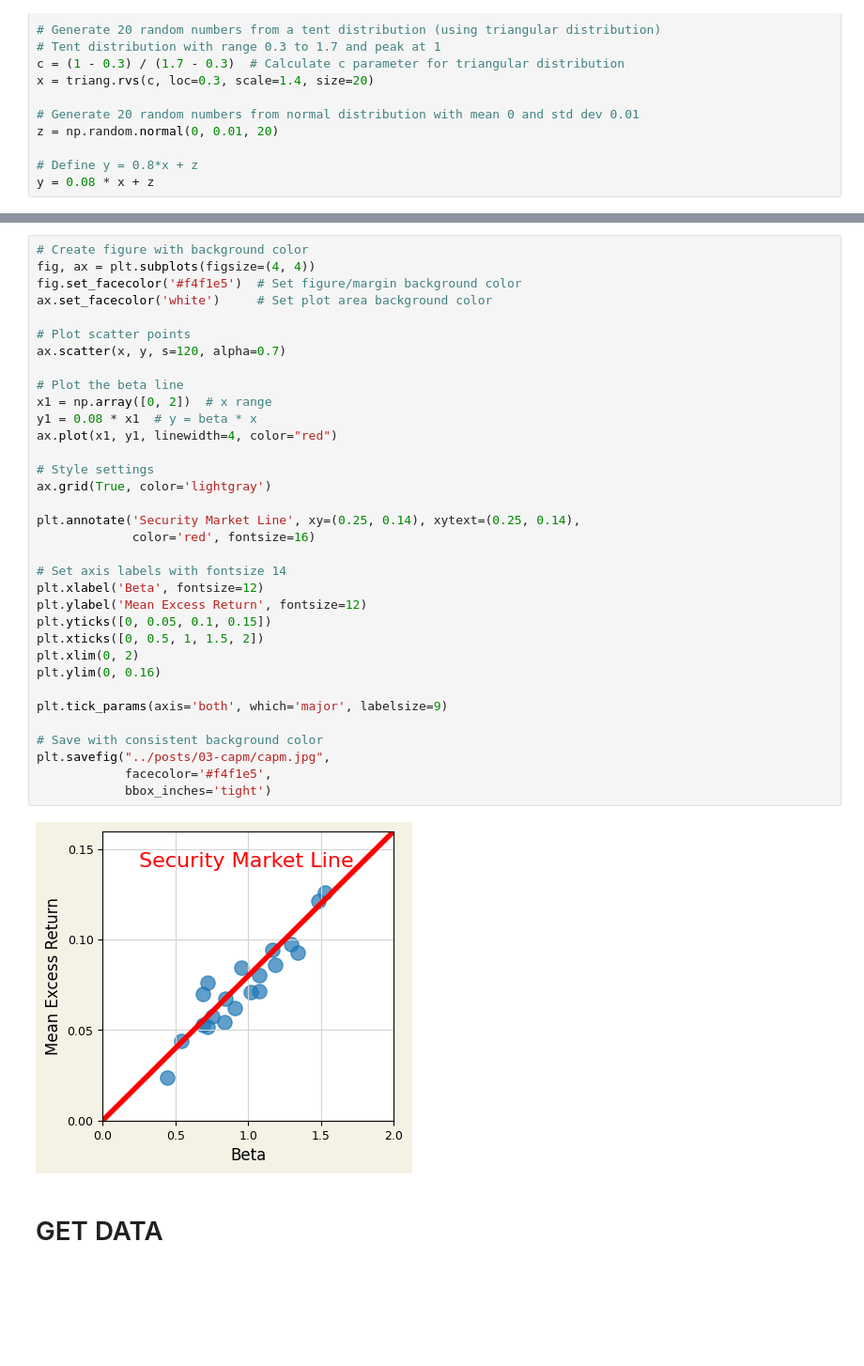
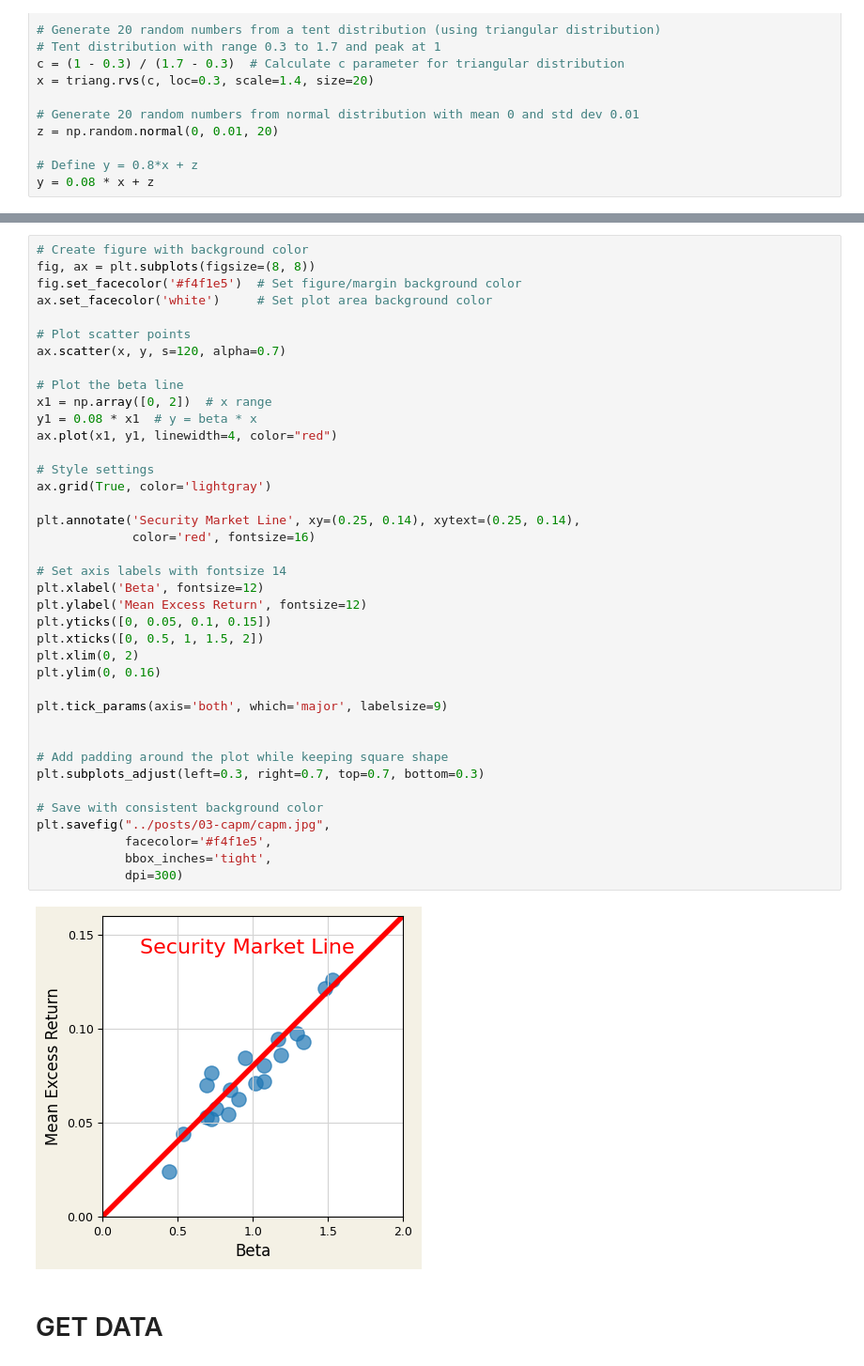
Before and after one commit to kerryback/genai4finance, a Jupyter notebook: notebooks/capm_cost_of_equity_calculator.ipynb, the cells around one changed output, grey strips where cells are left out. Shown at 94% size. Drawn from its saved outputs; the diff is of its cells as text; blank space fills up the shorter version.

```diff
--- a/notebooks/capm_cost_of_equity_calculator.ipynb
+++ b/notebooks/capm_cost_of_equity_calculator.ipynb
@@ -22,39 +144,44 @@ y = 0.08 * x + z
 # %%
 # Create figure with background color
-fig, ax = plt.subplots(figsize=(4, 4))
+fig, ax = plt.subplots(figsize=(8, 8))
 fig.set_facecolor('#f4f1e5')  # Set figure/margin background color
 ax.set_facecolor('white')     # Set plot area background color
 
 # Plot scatter points
 ax.scatter(x, y, s=120, alpha=0.7)
 
 # Plot the beta line
 x1 = np.array([0, 2])  # x range
 y1 = 0.08 * x1  # y = beta * x
 ax.plot(x1, y1, linewidth=4, color="red")
 
 # Style settings
 ax.grid(True, color='lightgray')
 
 plt.annotate('Security Market Line', xy=(0.25, 0.14), xytext=(0.25, 0.14),
              color='red', fontsize=16)
 
 # Set axis labels with fontsize 14
 plt.xlabel('Beta', fontsize=12)
 plt.ylabel('Mean Excess Return', fontsize=12)
 plt.yticks([0, 0.05, 0.1, 0.15])
 plt.xticks([0, 0.5, 1, 1.5, 2])
 plt.xlim(0, 2)
 plt.ylim(0, 0.16)
 
 plt.tick_params(axis='both', which='major', labelsize=9)
 
+
+# Add padding around the plot while keeping square shape
+plt.subplots_adjust(left=0.3, right=0.7, top=0.7, bottom=0.3)
+
 # Save with consistent background color
 plt.savefig("../posts/03-capm/capm.jpg",
             facecolor='#f4f1e5',
-            bbox_inches='tight')
+            bbox_inches='tight',
+            dpi=300)
 # %% [output]
-[figure, old version]
+[figure, new version]
 # %% [markdown]
 # GET DATA
 # %%
```
Also changed, not shown: parts of 4 cells of this notebook, 12 other files.
